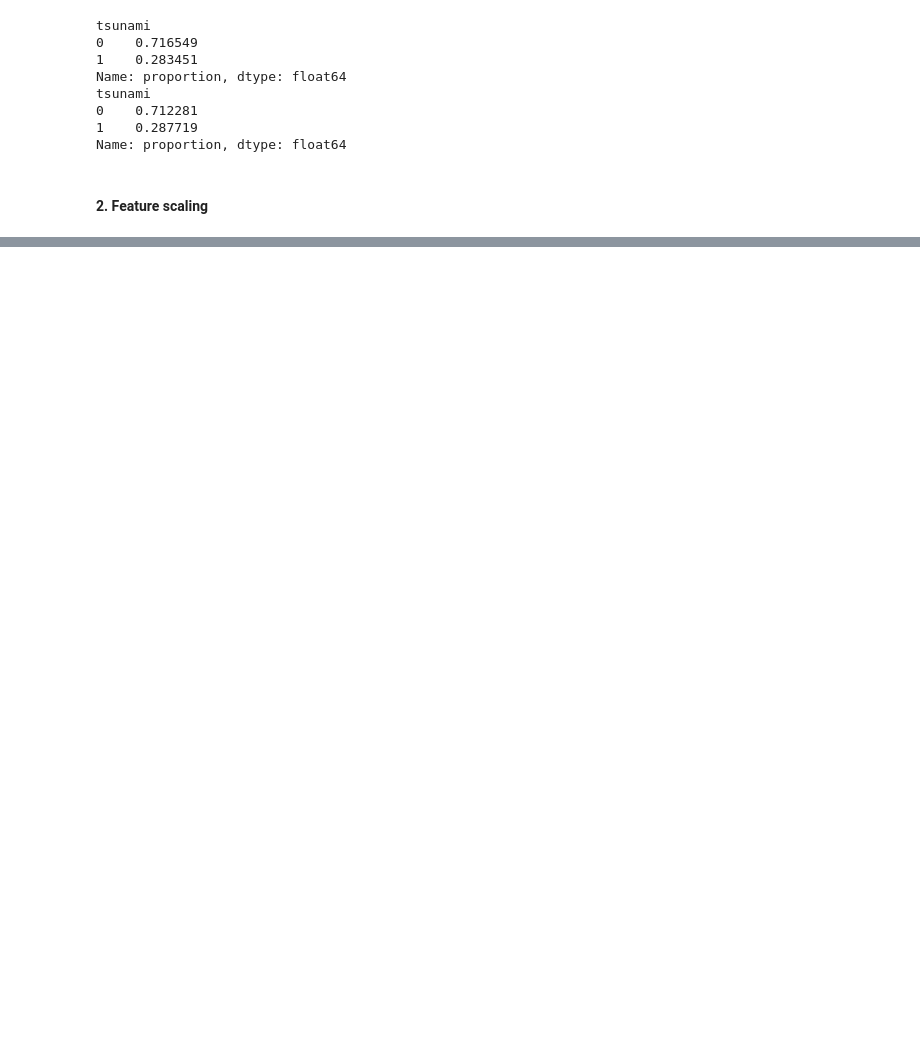
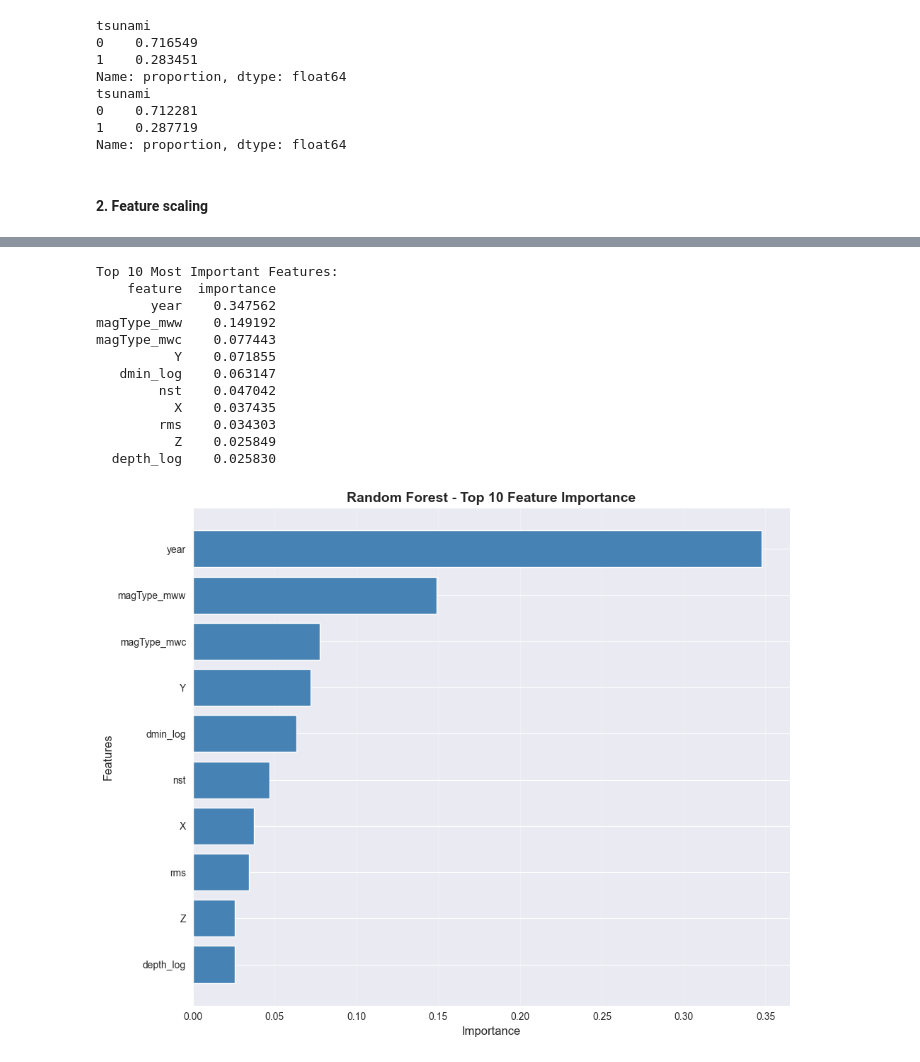
Before and after one commit to RubyXZZZ/earthquake-tsunami-ml-project, a Jupyter notebook: Notebooks/02_Data Processing and Modeling.ipynb, the cells around one changed output, grey strips where cells are left out. Saved outputs shown, nothing was run; the diff lists cells and outputs as text; code cells hidden in the pictures; blank space fills up the shorter version.

```diff
--- a/Notebooks/02_Data Processing and Modeling.ipynb
+++ b/Notebooks/02_Data Processing and Modeling.ipynb
@@ -338,3 +325,42 @@ Confusion Matrix:
+# %%
+feature_importance = rf_onehot.feature_importances_
+
+importance_df = pd.DataFrame({
+    'feature': X_train_onehot_scaled.columns,
+    'importance': feature_importance
+}).sort_values('importance', ascending=False)
+
+# Top 10
+print("\nTop 10 Most Important Features:")
+print(importance_df.head(10).to_string(index=False))
+
+import matplotlib.pyplot as plt
+plt.figure(figsize=(10, 8))
+top_n = 10
+top_features = importance_df.head(top_n)
+
+plt.barh(top_features['feature'], top_features['importance'], color='steelblue')
+plt.xlabel('Importance', fontsize=12)
+plt.ylabel('Features', fontsize=12)
+plt.title(f'Random Forest - Top {top_n} Feature Importance', fontsize=14, fontweight='bold')
+plt.gca().invert_yaxis()
+plt.grid(axis='x', alpha=0.3)
+plt.tight_layout()
+plt.show()
+# %% [output]
+Top 10 Most Important Features:
+    feature  importance
+       year    0.347562
+magType_mww    0.149192
+magType_mwc    0.077443
+          Y    0.071855
+   dmin_log    0.063147
+        nst    0.047042
+          X    0.037435
+        rms    0.034303
+          Z    0.025849
+  depth_log    0.025830
+[figure, added]
 # %%
 knn_onehot = KNeighborsClassifier(n_neighbors=5)
 knn_onehot.fit(X_train_onehot_scaled, y_train_onehot)
```
Also changed, not shown: parts of 8 cells of this notebook.
